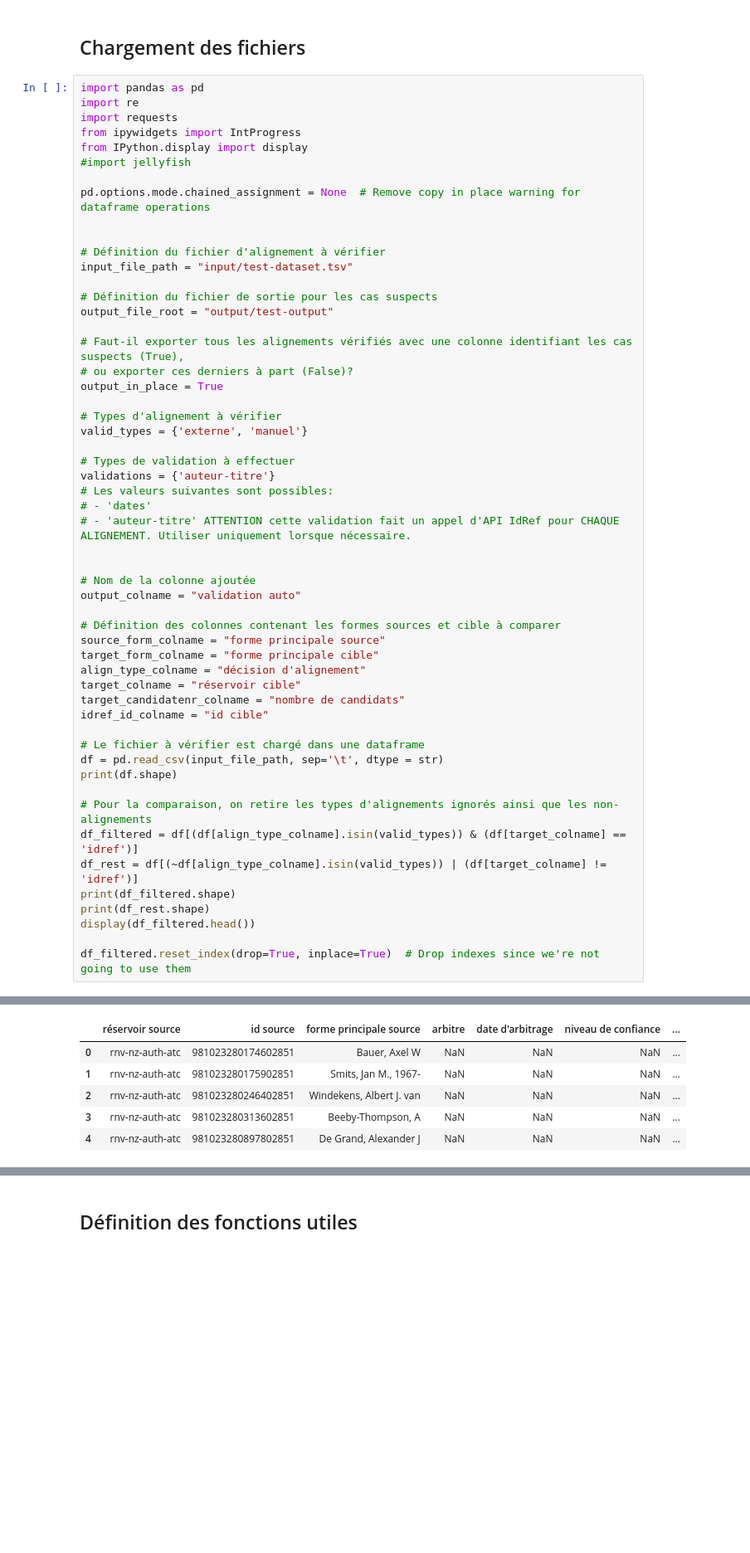
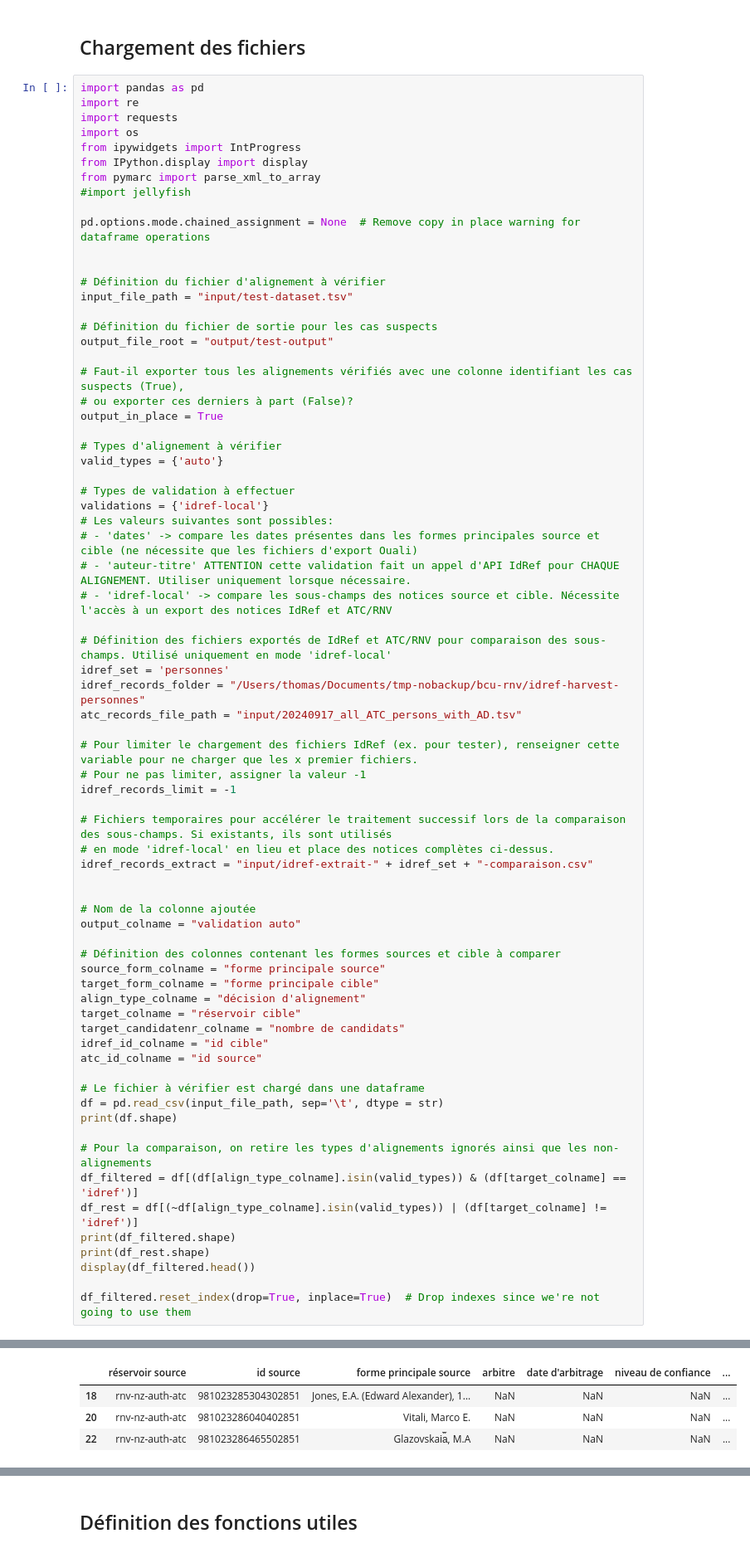
Before and after one commit to timtomch/ouali-benchmark, a Jupyter notebook: Validation-alignements.ipynb, the cells around one changed output, grey strips where cells are left out. Shown at 83% size. Drawn from its saved outputs; the diff is of its cells as text; blank space fills up the shorter version.

Commit message:
Ajout notices complètes IdRef pour valid auto

```diff
--- a/Validation-alignements.ipynb
+++ b/Validation-alignements.ipynb
@@ -4,8 +4,10 @@
 import pandas as pd
 import re
 import requests
+import os
 from ipywidgets import IntProgress
 from IPython.display import display
+from pymarc import parse_xml_to_array
 #import jellyfish
 
 pd.options.mode.chained_assignment = None  # Remove copy in place warning for dataframe operations
@@ -22,13 +24,27 @@ output_file_root = "output/test-output"
 output_in_place = True
 
 # Types d'alignement à vérifier
-valid_types = {'externe', 'manuel'}
+valid_types = {'auto'}
 
 # Types de validation à effectuer
-validations = {'auteur-titre'}
+validations = {'idref-local'}
 # Les valeurs suivantes sont possibles:
-# - 'dates'
+# - 'dates' -> compare les dates présentes dans les formes principales source et cible (ne nécessite que les fichiers d'export Ouali)
 # - 'auteur-titre' ATTENTION cette validation fait un appel d'API IdRef pour CHAQUE ALIGNEMENT. Utiliser uniquement lorsque nécessaire.
+# - 'idref-local' -> compare les sous-champs des notices source et cible. Nécessite l'accès à un export des notices IdRef et ATC/RNV
+
+# Définition des fichiers exportés de IdRef et ATC/RNV pour comparaison des sous-champs. Utilisé uniquement en mode 'idref-local'
+idref_set = 'personnes'
+idref_records_folder = "/Users/thomas/Documents/tmp-nobackup/bcu-rnv/idref-harvest-personnes"
+atc_records_file_path = "input/20240917_all_ATC_persons_with_AD.tsv"
+
+# Pour limiter le chargement des fichiers IdRef (ex. pour tester), renseigner cette variable pour ne charger que les x premier fichiers.
+# Pour ne pas limiter, assigner la valeur -1
+idref_records_limit = -1
+
+# Fichiers temporaires pour accélérer le traitement successif lors de la comparaison des sous-champs. Si existants, ils sont utilisés
+# en mode 'idref-local' en lieu et place des notices complètes ci-dessus.
+idref_records_extract = "input/idref-extrait-" + idref_set + "-comparaison.csv"
 
 
 # Nom de la colonne ajoutée
@@ -41,6 +57,7 @@ align_type_colname = "décision d'alignement"
 target_colname = "réservoir cible"
 target_candidatenr_colname = "nombre de candidats"
 idref_id_colname = "id cible"
+atc_id_colname = "id source"
 
 # Le fichier à vérifier est chargé dans une dataframe
 df = pd.read_csv(input_file_path, sep='\t', dtype = str)
@@ -61,6 +78,4 @@ df_filtered.reset_index(drop=True, inplace=True)  # Drop indexes since we're not
 |  | réservoir source | id source | forme principale source | arbitre | date d'arbitrage | niveau de confiance | ... |
-| 0 | rnv-nz-auth-atc | 981023280174602851 | Bauer, Axel W | NaN | NaN | NaN | ... |
-| 1 | rnv-nz-auth-atc | 981023280175902851 | Smits, Jan M., 1967- | NaN | NaN | NaN | ... |
-| 2 | rnv-nz-auth-atc | 981023280246402851 | Windekens, Albert J. van | NaN | NaN | NaN | ... |
-| 3 | rnv-nz-auth-atc | 981023280313602851 | Beeby-Thompson, A | NaN | NaN | NaN | ... |
-| 4 | rnv-nz-auth-atc | 981023280897802851 | De Grand, Alexander J | NaN | NaN | NaN | ... |
+| 18 | rnv-nz-auth-atc | 981023285304302851 | Jones, E.A. (Edward Alexander), 1... | NaN | NaN | NaN | ... |
+| 20 | rnv-nz-auth-atc | 981023286040402851 | Vitali, Marco E. | NaN | NaN | NaN | ... |
+| 22 | rnv-nz-auth-atc | 981023286465502851 | Glazovskai︠a︡, M.A | NaN | NaN | NaN | ... |
```
Also changed, not shown: parts of 4 cells of this notebook, 1 other file.
